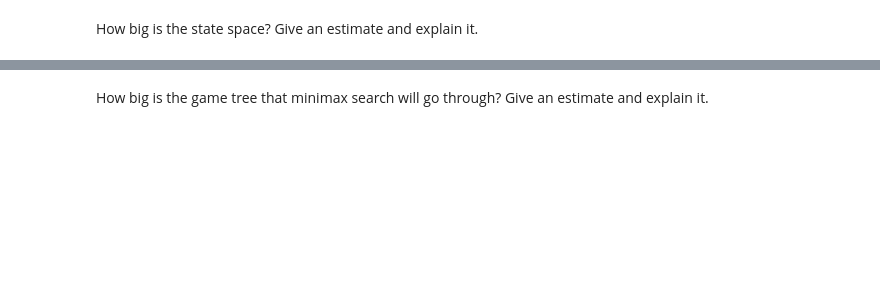
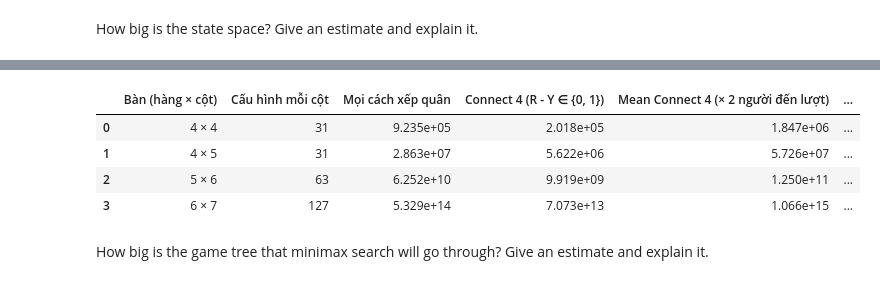
Before and after one commit to 10tothepowerof6/AdvancedAI-Repo, a Jupyter notebook: lab05_game_HuynhTanPhiHung_3124720026_DoXuanTrieu_3124720072_LeTanPhat_3124720050_LeNgocPhuc_3124720053/lab05 - game/assignment_mean_connect4.ipynb, the cells around one changed output, grey strips where cells are left out. Saved outputs shown, nothing was run; the diff lists cells and outputs as text; code cells hidden in the pictures; blank space fills up the shorter version.

```diff
--- a/lab05_game_HuynhTanPhiHung_3124720026_DoXuanTrieu_3124720072_LeTanPhat_3124720050_LeNgocPhuc_3124720053/lab05 - game/assignment_mean_connect4.ipynb
+++ b/lab05_game_HuynhTanPhiHung_3124720026_DoXuanTrieu_3124720072_LeTanPhat_3124720050_LeNgocPhuc_3124720053/lab05 - game/assignment_mean_connect4.ipynb
@@ -37,2 +75,43 @@ How big is the state space? Give an estimate and explain it.
+# %%
+# [Bài 9] Ước lượng không gian trạng thái: Connect 4 thường và Mean Connect 4 theo kích thước bàn.
+from math import comb
+import pandas as pd
+
+def boards_by_color_count(rows, cols):
+    # Số bàn (mọi cột là chồng quân sát đáy) theo cặp (số quân đỏ R, số quân vàng Y).
+    column = {}
+    for height in range(rows + 1):
+        for red in range(height + 1):
+            key = (red, height - red)
+            column[key] = column.get(key, 0) + comb(height, red)
+    total = {(0, 0): 1}
+    for _ in range(cols):
+        merged = {}
+        for (r1, y1), a in total.items():
+            for (r2, y2), b in column.items():
+                key = (r1 + r2, y1 + y2)
+                merged[key] = merged.get(key, 0) + a * b
+        total = merged
+    return total
+
+rows_out = []
+for rows, cols in [(4, 4), (4, 5), (5, 6), (6, 7)]:
+    counts = boards_by_color_count(rows, cols)
+    all_boards = sum(counts.values())
+    assert all_boards == (2 ** (rows + 1) - 1) ** cols
+    connect4 = sum(v for (red, yellow), v in counts.items() if red - yellow in (0, 1))
+    mean = 2 * all_boards
+    rows_out.append({'Bàn (hàng × cột)': f'{rows} × {cols}', 'Cấu hình mỗi cột': 2 ** (rows + 1) - 1,
+                     'Mọi cách xếp quân': f'{all_boards:.3e}',
+                     'Connect 4 (R - Y ∈ {0, 1})': f'{connect4:.3e}',
+                     'Mean Connect 4 (× 2 người đến lượt)': f'{mean:.3e}',
+                     'Mean / Connect 4': round(mean / connect4, 1)})
+display(pd.DataFrame(rows_out))
+# %% [output]
+|  | Bàn (hàng × cột) | Cấu hình mỗi cột | Mọi cách xếp quân | Connect 4 (R - Y ∈ {0, 1}) | Mean Connect 4 (× 2 người đến lượt) | ... |
+| 0 | 4 × 4 | 31 | 9.235e+05 | 2.018e+05 | 1.847e+06 | ... |
+| 1 | 4 × 5 | 31 | 2.863e+07 | 5.622e+06 | 5.726e+07 | ... |
+| 2 | 5 × 6 | 63 | 6.252e+10 | 9.919e+09 | 1.250e+11 | ... |
+| 3 | 6 × 7 | 127 | 5.329e+14 | 7.073e+13 | 1.066e+15 | ... |
 # %% [markdown]
 How big is the game tree that minimax search will go through? Give an estimate and explain it.
```
Also changed, not shown: parts of 9 cells of this notebook.
